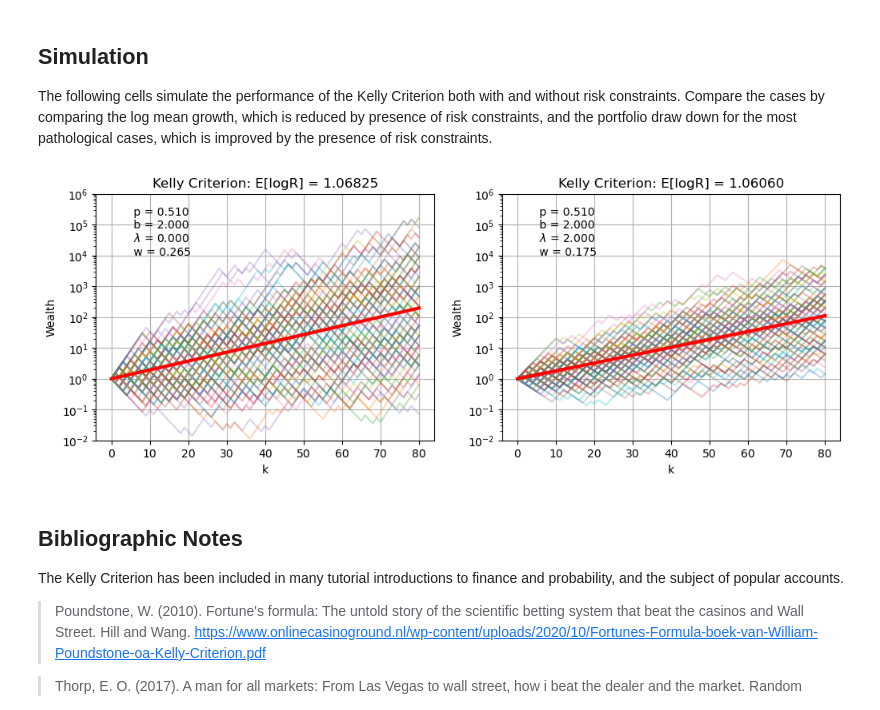
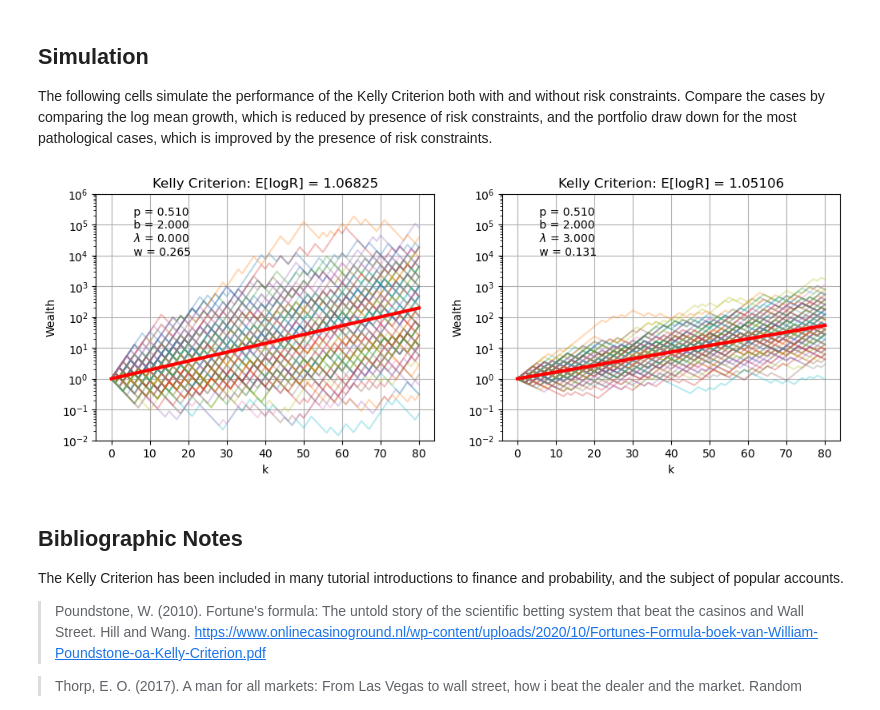
Before and after one commit to mobook/MO-book, a Jupyter notebook: notebooks/06/kelly-criterion.ipynb, the cells around one changed output. Cells and saved outputs as stored; diff of their text form; code cells hidden in the pictures.

```diff
--- a/notebooks/06/kelly-criterion.ipynb
+++ b/notebooks/06/kelly-criterion.ipynb
@@ -218,7 +220,7 @@ p = 0.51
 lambd = 2
 
 # conic programming solution to Kelly's problem
-def kelly_rck(p, b, lambd):
+def kelly_rc(p, b, lambd):
 
     m = pmo.block()
 
@@ -250,7 +252,7 @@ def kelly_rck(p, b, lambd):
 w_analytical = p - (1 - p)/b
 print(f"Analytical Solution = {w_analytical: 0.4f}")
 
-w_rck = kelly_rck(p, b, lambd)
+w_rck = kelly_rc(p, b, lambd)
 print(f"Risk Constrainend Solution = {w_rck: 0.4f}")
 # %% [output]
 Analytical Solution =  0.2650
@@ -263,37 +265,37 @@ The following cells simulate the performance of the Kelly Criterion both with an
 import numpy as np
 import matplotlib.pyplot as plt
 
 def kelly_sim(p, b, lambd=0, K=None, ax=None):
-    w = kelly_rck(p, b, lambd)
+    w = kelly_rc(p, b, lambd)
     m = p*np.log((1 + b*w)) + (1 - p)*np.log((1 - w))
 
     if K is None:
         K = int(np.log(10)/m)
     if ax is None:
         _, ax = plt.subplots(1, 1)
 
     # monte carlo simulation and plotting
     for n in range(0, 100):
         W = [1]
-        R = [[1 - w, 1 + w*b][z] for z in (np.random.uniform(size=K) <= p).astype(int)]
+        R = [[1 - w, 1 + w*b][z] for z in np.random.binomial(1, p, size=K)]
         R.insert(0, 1)
         ax.semilogy(np.cumprod(R), alpha=0.3)
 
     ax.semilogy(np.linspace(0,K), np.exp(m*np.linspace(0, K)), 'r', lw=3)
     ax.set_title(f'Kelly Criterion: E[logR] = {np.exp(m):0.5f}')
     s = f" p = {p:0.3f} \n b = {b:0.3f} \n $\lambda$ = {lambd:0.3f} \n w = {w:0.3f}"
     ax.text(0.1, 0.95, s, transform=ax.transAxes, va="top")
     ax.set_xlabel('k')
     ax.set_ylabel('Wealth')
     ax.grid(True)
     ax.set_ylim(0.01, 1e6)
 
 fig, ax = plt.subplots(1, 2, figsize=(12, 4))
 
 kelly_sim(p, b, lambd=0, K=80, ax=ax[0])
-kelly_sim(p, b, lambd=2, K=80, ax=ax[1])
+kelly_sim(p, b, lambd=3, K=80, ax=ax[1])
 # %% [output]
-[figure, old version]
+[figure, new version]
 # %% [markdown]
 ## Bibliographic Notes
 
```
Also changed, not shown: parts of 1 cell of this notebook, 4 other files.
